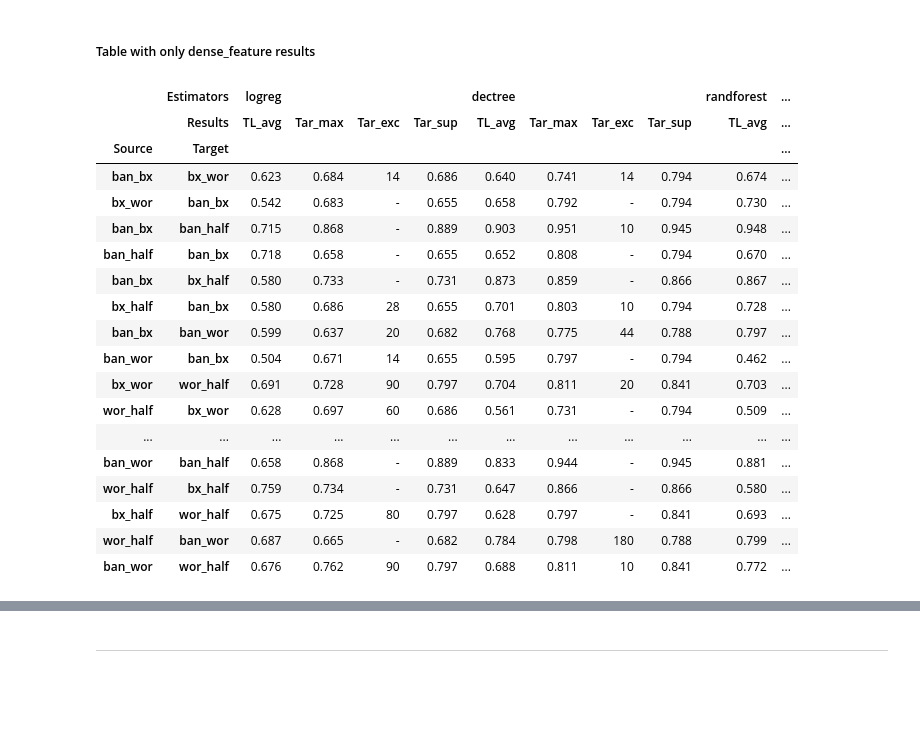
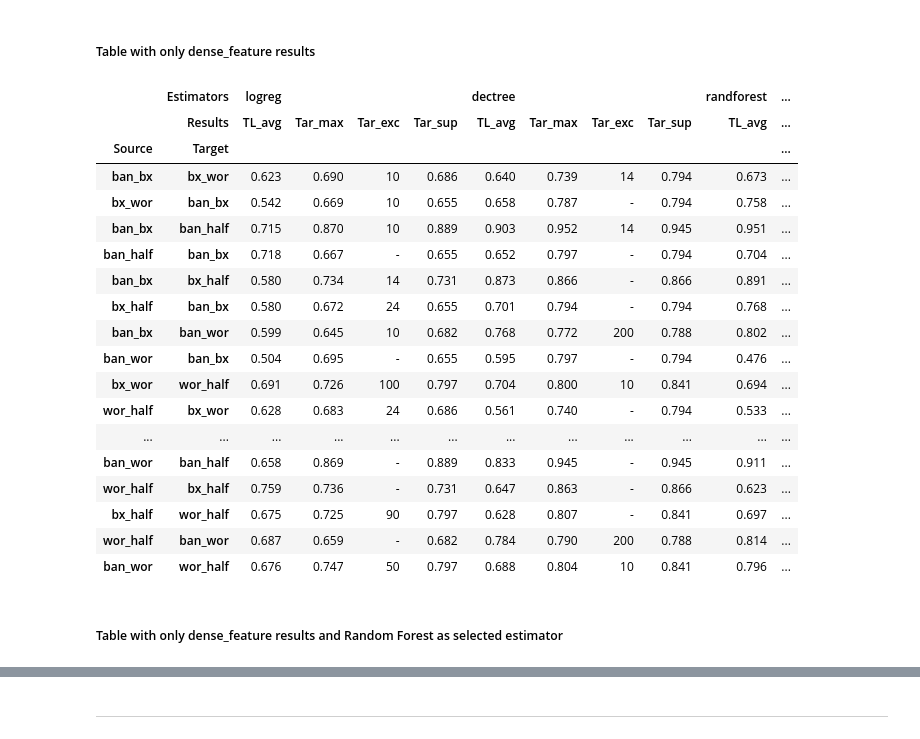
Before and after one commit to JayKay0104/ma-atl-for-er, a Jupyter notebook: code/learning/TL_Experiments_Books_final.ipynb, the cells around one changed output, grey strips where cells are left out. Saved outputs shown, nothing was run; the diff lists cells and outputs as text; code cells hidden in the pictures; blank space fills up the shorter version.

```diff
--- a/code/learning/TL_Experiments_Books_final.ipynb
+++ b/code/learning/TL_Experiments_Books_final.ipynb
@@ -174,7 +178,7 @@ random_state = 42
 # assign which sklearn estimators to use for the TL Experiment
 estimators_tl = {'logreg':LogisticRegression(random_state=random_state,solver='liblinear',max_iter=1000),
                  'dectree':DecisionTreeClassifier(random_state=random_state),
-                 'randforest':RandomForestClassifier(random_state=random_state,n_estimators=10),
+                 'randforest':RandomForestClassifier(random_state=random_state),
                  'xgb':xgb.XGBClassifier(random_state=random_state,objective="binary:logistic"),
                  'svm':LinearSVC(random_state=random_state,dual=False),
                  #'svm':SVC(random_state=random_state,kernel='linear'),
@@ -238,9 +256,9 @@ dict_keys(['logreg', 'dectree', 'randforest', 'xgb', 'svm', 'logregcv'])
 # %% [markdown]
 #### Import TL Results
 # %%
-#tl_results = sup.importJSONFileInDict('../../results/tl/books/books_tl_results.json')
-#tl_results = sup.importJSONFileInDict('../../results/tl/books/books_tl_results_nn.json')
-#tl_results = sup.importJSONFileInDict('../../results/tl/books/books_tl_results_lprob.json')
+tl_results = sup.importJSONFileInDict('../../results/tl/books/books_tl_results.json')
+tl_results_nn = sup.importJSONFileInDict('../../results/tl/books/books_tl_results_nn.json')
+tl_results_lprob = sup.importJSONFileInDict('../../results/tl/books/books_tl_results_lprob.json')
 # %% [markdown]
 ### TL Results
 # %% [markdown]
@@ -248,5 +268,5 @@ dict_keys(['logreg', 'dectree', 'randforest', 'xgb', 'svm', 'logregcv'])
 # %%
-df_tl_results = tlut.createDFwithTLResults(tl_results,candsets_super_results,candsets_unsuper_results,
+df_tl_results = dut.createDFwithTLResults(tl_results,candsets_super_results,candsets_unsuper_results,
                            estimators_tl.keys(),['all','dense'],'no_weighting','../../results/tl/books/books_tl_results')
 # %% [output]
 TL Results when doing naive Transfer (no_weighting) on all feature and only dense features
@@ -298,25 +321,30 @@ df_tl_results_all = tlut.returnDFwithTLResultsOfOneFeatureSet(df_tl_results,'all
 # %% [markdown]
 ##### Table with only dense_feature results
 # %%
-df_tl_results_dense = tlut.returnDFwithTLResultsOfOneFeatureSet(df_tl_results,'dense',candsets_unsuper_results,
-                                                          filename='../../results/tl/books/books_tl_results_dense_feature')
+feature = 'dense'
+selected_estimtor = None
+df_tl_results_dense = tlut.returnDFwithTLResultsSubset(df_tl_results,candsets_unsuper_results,
+                                                     feature,selected_estimtor,
+                                                     filename=f'../../results/tl/books/books_tl_results_{feature}_feature')
 # %% [output]
 |  | Estimators | logreg |  |  |  | dectree |  |  |  | randforest | ... |
 |  | Results | TL_avg | Tar_max | Tar_exc | Tar_sup | TL_avg | Tar_max | Tar_exc | Tar_sup | TL_avg | ... |
 | Source | Target |  |  |  |  |  |  |  |  |  | ... |
-| ban_bx | bx_wor | 0.623 | 0.684 | 14 | 0.686 | 0.640 | 0.741 | 14 | 0.794 | 0.674 | ... |
-| bx_wor | ban_bx | 0.542 | 0.683 | - | 0.655 | 0.658 | 0.792 | - | 0.794 | 0.730 | ... |
-| ban_bx | ban_half | 0.715 | 0.868 | - | 0.889 | 0.903 | 0.951 | 10 | 0.945 | 0.948 | ... |
-| ban_half | ban_bx | 0.718 | 0.658 | - | 0.655 | 0.652 | 0.808 | - | 0.794 | 0.670 | ... |
-| ban_bx | bx_half | 0.580 | 0.733 | - | 0.731 | 0.873 | 0.859 | - | 0.866 | 0.867 | ... |
-| bx_half | ban_bx | 0.580 | 0.686 | 28 | 0.655 | 0.701 | 0.803 | 10 | 0.794 | 0.728 | ... |
-| ban_bx | ban_wor | 0.599 | 0.637 | 20 | 0.682 | 0.768 | 0.775 | 44 | 0.788 | 0.797 | ... |
-| ban_wor | ban_bx | 0.504 | 0.671 | 14 | 0.655 | 0.595 | 0.797 | - | 0.794 | 0.462 | ... |
-| bx_wor | wor_half | 0.691 | 0.728 | 90 | 0.797 | 0.704 | 0.811 | 20 | 0.841 | 0.703 | ... |
-| wor_half | bx_wor | 0.628 | 0.697 | 60 | 0.686 | 0.561 | 0.731 | - | 0.794 | 0.509 | ... |
+| ban_bx | bx_wor | 0.623 | 0.690 | 10 | 0.686 | 0.640 | 0.739 | 14 | 0.794 | 0.673 | ... |
+| bx_wor | ban_bx | 0.542 | 0.669 | 10 | 0.655 | 0.658 | 0.787 | - | 0.794 | 0.758 | ... |
+| ban_bx | ban_half | 0.715 | 0.870 | 10 | 0.889 | 0.903 | 0.952 | 14 | 0.945 | 0.951 | ... |
+| ban_half | ban_bx | 0.718 | 0.667 | - | 0.655 | 0.652 | 0.797 | - | 0.794 | 0.704 | ... |
+| ban_bx | bx_half | 0.580 | 0.734 | 14 | 0.731 | 0.873 | 0.866 | - | 0.866 | 0.891 | ... |
+| bx_half | ban_bx | 0.580 | 0.672 | 24 | 0.655 | 0.701 | 0.794 | - | 0.794 | 0.768 | ... |
+| ban_bx | ban_wor | 0.599 | 0.645 | 10 | 0.682 | 0.768 | 0.772 | 200 | 0.788 | 0.802 | ... |
+| ban_wor | ban_bx | 0.504 | 0.695 | - | 0.655 | 0.595 | 0.797 | - | 0.794 | 0.476 | ... |
+| bx_wor | wor_half | 0.691 | 0.726 | 100 | 0.797 | 0.704 | 0.800 | 10 | 0.841 | 0.694 | ... |
+| wor_half | bx_wor | 0.628 | 0.683 | 24 | 0.686 | 0.561 | 0.740 | - | 0.794 | 0.533 | ... |
 | ... | ... | ... | ... | ... | ... | ... | ... | ... | ... | ... | ... |
-| ban_wor | ban_half | 0.658 | 0.868 | - | 0.889 | 0.833 | 0.944 | - | 0.945 | 0.881 | ... |
-| wor_half | bx_half | 0.759 | 0.734 | - | 0.731 | 0.647 | 0.866 | - | 0.866 | 0.580 | ... |
-| bx_half | wor_half | 0.675 | 0.725 | 80 | 0.797 | 0.628 | 0.797 | - | 0.841 | 0.693 | ... |
-| wor_half | ban_wor | 0.687 | 0.665 | - | 0.682 | 0.784 | 0.798 | 180 | 0.788 | 0.799 | ... |
-| ban_wor | wor_half | 0.676 | 0.762 | 90 | 0.797 | 0.688 | 0.811 | 10 | 0.841 | 0.772 | ... |
+| ban_wor | ban_half | 0.658 | 0.869 | - | 0.889 | 0.833 | 0.945 | - | 0.945 | 0.911 | ... |
+| wor_half | bx_half | 0.759 | 0.736 | - | 0.731 | 0.647 | 0.863 | - | 0.866 | 0.623 | ... |
+| bx_half | wor_half | 0.675 | 0.725 | 90 | 0.797 | 0.628 | 0.807 | - | 0.841 | 0.697 | ... |
+| wor_half | ban_wor | 0.687 | 0.659 | - | 0.682 | 0.784 | 0.790 | 200 | 0.788 | 0.814 | ... |
+| ban_wor | wor_half | 0.676 | 0.747 | 50 | 0.797 | 0.688 | 0.804 | 10 | 0.841 | 0.796 | ... |
+# %% [markdown]
+##### Table with only dense_feature results and Random Forest as selected estimator
```
Also changed, not shown: parts of 20 cells of this notebook, 12 other files.
